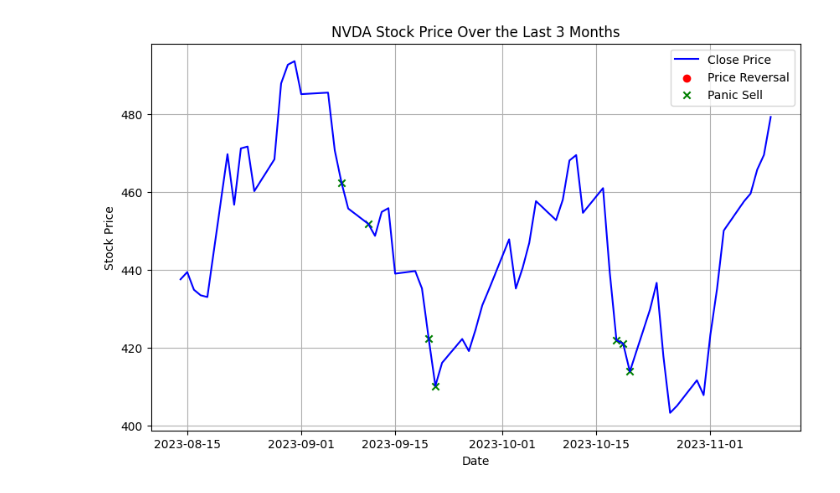
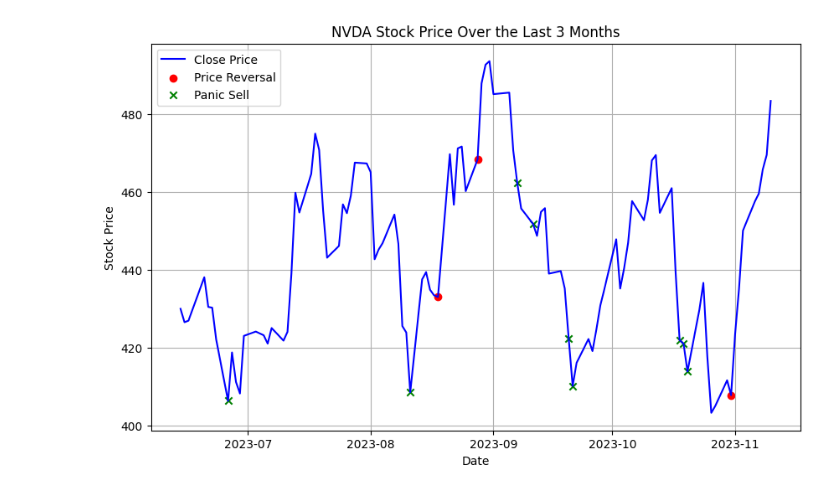
Before and after one commit to QingfengYang/demo-code, a Jupyter notebook: jupyter/Fi_tracking_v2.ipynb, the cells around one changed output. Cells and saved outputs as stored; diff of their text form; code cells hidden in the pictures.

```diff
--- a/jupyter/Fi_tracking_v2.ipynb
+++ b/jupyter/Fi_tracking_v2.ipynb
@@ -219,32 +219,40 @@ Date
 import yfinance as yf
 import pandas as pd
 import matplotlib.pyplot as plt
+from tabulate import tabulate
 from datetime import datetime, timedelta
 import sqlite3
 
 def calculate_rolling_average_volatility(stock_data, window=15):
-    stock_data['Daily_Return'] = stock_data['Close'].pct_change()
-    stock_data['Rolling_Avg_Volatility'] = stock_data['Daily_Return'].abs().rolling(window=window).mean()
+    stock_data['Day_Volatility'] = stock_data['Close'].pct_change().abs() #TBD
+    stock_data['Rolling_Avg_Volatility'] = stock_data['Day_Volatility'].rolling(window=window).mean()
     return stock_data
 
 def calculate_rolling_average_price(stock_data, window=60):
     stock_data['Rolling_Avg_Price'] = stock_data['Close'].rolling(window=window).mean()
     return stock_data
 
-def detect_price_reversal(stock_data):
+def detect_price_reversal(stock_data, window=15):
+    # 计算振幅
+    stock_data['Daily_Amplitude'] = (stock_data['High'] - stock_data['Low'])/stock_data['Open']
+    stock_data['NDays_Rolling_Amplitude'] = stock_data['Daily_Amplitude'].rolling(window=window).mean()
+
     stock_data.loc[:,['min_open_close']] = stock_data.loc[:,('Open','Close')].min(axis=1)
+    stock_data.loc[:,['max_open_close']] = stock_data.loc[:,('Open','Close')].max(axis=1)
     stock_data['Price_Reversal'] = (
-        (stock_data['Open'] < stock_data['Close'].shift(1))&
-        (stock_data['Close'].shift(1) < stock_data['Close'].shift(2))&
-        (stock_data['Close'] < stock_data['Rolling_Avg_Price'])&
-        (stock_data['min_open_close'] - stock_data['Low'] >= 0.45 * (stock_data['High'] - stock_data['Low']))&
-        (stock_data['Close'] - stock_data['Low']> 0.01 * stock_data['Open'])
+         (stock_data['Open'] < stock_data['Close'].shift(2))&
+#         (stock_data['Close'].shift(1) < stock_data['Close'].shift(2))&
+        #(stock_data['Open'] < stock_data['Rolling_Avg_Price'])&
+        (stock_data['min_open_close'] - stock_data['Low'] >= (stock_data['High'] - stock_data['Low']) * 0.5)&
+        (stock_data['High'] - stock_data['max_open_close'] <= (stock_data['High'] - stock_data['Low']) * 0.2)&
+        (stock_data['Daily_Amplitude']> stock_data['NDays_Rolling_Amplitude'] * 0.8)
     )
 
     return stock_data[stock_data['Price_Reversal']]
 
 def detect_panic_sell(stock_data):
     stock_data['3_Day_Volatility'] = stock_data['Close'].pct_change(4).abs()
+    #stock_data['3_Day_Volatility'] = stock_data['Close'].shift(1) - stock_data['Close'].pct_change(4).abs()
     average_volatility = stock_data['Rolling_Avg_Volatility'].dropna().mean()
     stock_data['Panic_Sell'] = (
         (stock_data['Close'] < stock_data['Close'].shift(1)) &
@@ -259,17 +267,25 @@ def detect_good_call_position(stock_data):
 
     return abnormal_reversal, abnormal_panic_sell
 
-def alert_abnormal_position(abnormal_dates_positions, msg, dayOffset = 8):
+def get_recent_abnormal_signal(panic_sell_df, reversal_signal_df, dayOffset = 15, show_point_num=2):
     start_date = datetime.today() - timedelta(dayOffset)
-    abnormal_recentdays = abnormal_dates_positions.loc[start_date:datetime.today()]
 
-    if abnormal_recentdays.empty:
-        print("%s ：%s " % (msg, 'None'))
-    else:
-        print("%s ：%s " % (msg, len(abnormal_recentdays.index)))
-        print(abnormal_recentdays[['Close']])
+    panic_latest = panic_sell_df.loc[start_date:datetime.today()].tail(show_point_num)
+    msg_pandic = ''
+    for index, col in panic_latest['Close'].items():
+        if len(msg_pandic) > 0:
+            msg_pandic += ",\n"
+        msg_pandic += '{}({}$)'.format(index.strftime('%Y-%m-%d'), round(col, 2))
+    #print(msg_pandic)
 
-    print("\n")
+    reversal_latest = reversal_signal_df.loc[start_date:datetime.today()].tail(show_point_num)
+    msg_reversal = ''
+    for index, col in reversal_latest['Close'].items():
+        if len(msg_reversal) > 0:
+            msg_reversal += ",\n"
+        msg_reversal += '{}({}$)'.format(index.strftime('%Y-%m-%d'), round(col, 2))
+    #print(msg_reversal)
+    return (msg_pandic, msg_reversal)
 
 def download_meta_stock_data(stock_symbol):
     end_date = pd.Timestamp.now()
@@ -291,7 +307,8 @@ def plot_diagram(stock_symbol, stock_data, abnormal_reversal, abnormal_panic_sel
     plt.grid(True)
     plt.show()
 
-def main():
+
+def main(isPlot = 1):
     assets_list = [('AAPL','AAPL'),
                ('META','META'),
                ('MSFT','MSFT'),
@@ -299,21 +316,32 @@ def main():
                ('TSLA','TSLA'),
                ('0700.HK','TECENT')]
     #assets_list = ['META']
+
+    start_date = datetime.today() - timedelta(150)
+    end_date = datetime.today()
+    assets_signal_res_arr = []
     for stock_symbol, cmp_name in (assets_list):
         table_name = 'stock_{}'.format(cmp_name)
-        start_date = datetime.today() - timedelta(90)
-        stock_data = read_data_from_sqlite(table_name, start_date, datetime.today())
-
+        stock_data = read_data_from_sqlite(table_name, start_date, end_date)
         stock_data = calculate_rolling_average_volatility(stock_data)
         stock_data = calculate_rolling_average_price(stock_data)
-        #stock_recnet60_data = stock_data.tail(60)
-        stock_recnet60_data = stock_data
-        abnormal_reversal, abnormal_panic_sell = detect_good_call_position(stock_recnet60_data)
-        print("------- %s 信号 ------- " % (cmp_name))
-        alert_abnormal_position(abnormal_panic_sell, '异常恐慌下跌信号日期', 30)
-        alert_abnormal_position(abnormal_reversal, '异常反转信号日期', 30)
-        plot_diagram(cmp_name, stock_recnet60_data, abnormal_reversal, abnormal_panic_sell)
+        abnormal_reversal, abnormal_panic_sell = detect_good_call_position(stock_data)
+
+        assets_signal_res_arr.append((cmp_name, stock_data, abnormal_reversal, abnormal_panic_sell))
+
+    tabu_headers = ['Symbol', 'Panic Sell', 'Reversal']
+    tabu_data_rows = []
+    for cmp_name, all_data, abnormal_reversal, abnormal_panic_sell in assets_signal_res_arr:
+        panic_msg, reversal_msg = get_recent_abnormal_signal(abnormal_panic_sell, abnormal_reversal, 30, 2)
+        tabu_data_rows.append([cmp_name, panic_msg, reversal_msg])
+    #print(tabulate(tabu_data_rows, headers=tabu_headers, tablefmt='orgtbl'))
+    print(tabulate(tabu_data_rows, headers=tabu_headers, tablefmt='grid'))
+
+    # plot signals
+    if isPlot == 1:
+        for cmp_name, all_data, abnormal_reversal, abnormal_panic_sell in assets_signal_res_arr:
+            plot_diagram(cmp_name, all_data, abnormal_reversal, abnormal_panic_sell)
 
 if __name__ == "__main__":
-    main()
+    main(1)
 # %% [output]
@@ -374 +366 @@ Date
-[figure, old version]
+[figure, new version]
```
Also changed, not shown: parts of 2 cells of this notebook.
